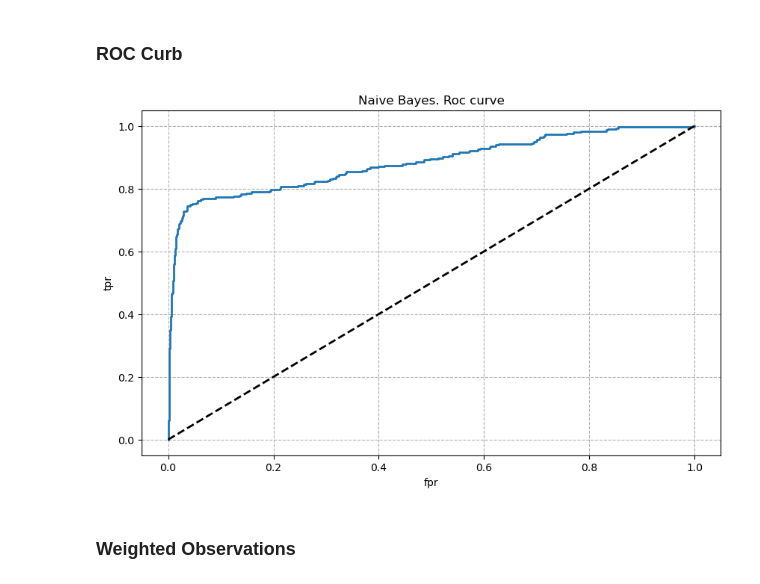
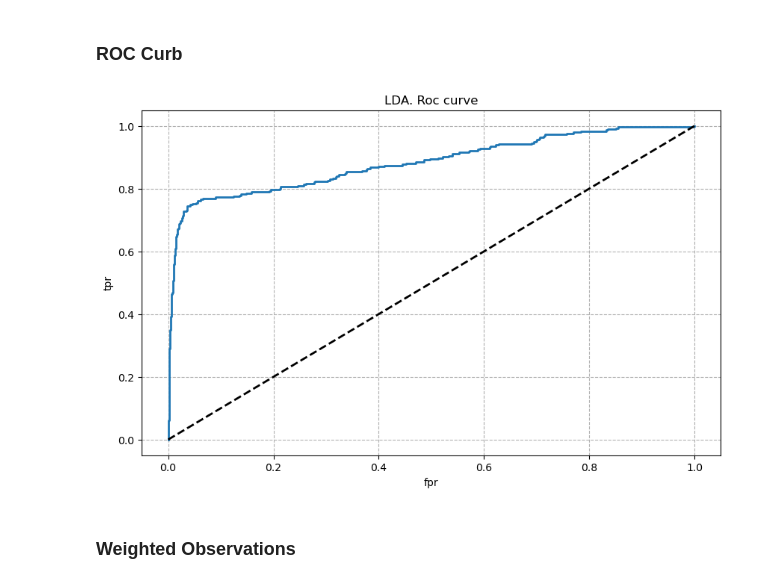
Before and after one commit to Guillaume-melis/Machine_Learning_S1, a Jupyter notebook: Old/old_tp.ipynb, the cells around one changed output. Saved outputs shown, nothing was run; the diff lists cells and outputs as text; code cells hidden in the pictures.

```diff
--- a/Old/old_tp.ipynb
+++ b/Old/old_tp.ipynb
@@ -476,17 +476,17 @@ plt.show()
 # %% [markdown]
 ### ROC Curb
 # %%
-y_proba= lda.predict_proba(X)[:,1];
-fpr, tpr, thresholds= roc_curve(y_bin, y_proba);
-figure= plt.figure(figsize=(10,6));
-plt.plot(fpr,tpr, linewidth= 2);
-plt.title('Naive Bayes. Roc curve')
+y_proba= lda.predict_proba(X)[:,1]
+fpr, tpr, thresholds= roc_curve(y_bin, y_proba)
+figure= plt.figure(figsize=(10,6))
+plt.plot(fpr,tpr, linewidth= 2)
+plt.title('LDA. Roc curve')
 plt.xlabel('fpr');plt.ylabel('tpr')
 plt.plot(tpr,tpr,"k--", linewidth= 2)
 plt.grid(linestyle= 'dashed')
 plt.show()
 # %% [output]
-[figure, old version]
+[figure, new version]
 # %% [markdown]
 ### Weighted Observations
 # %%
```
Also changed, not shown: parts of 13 cells of this notebook.
